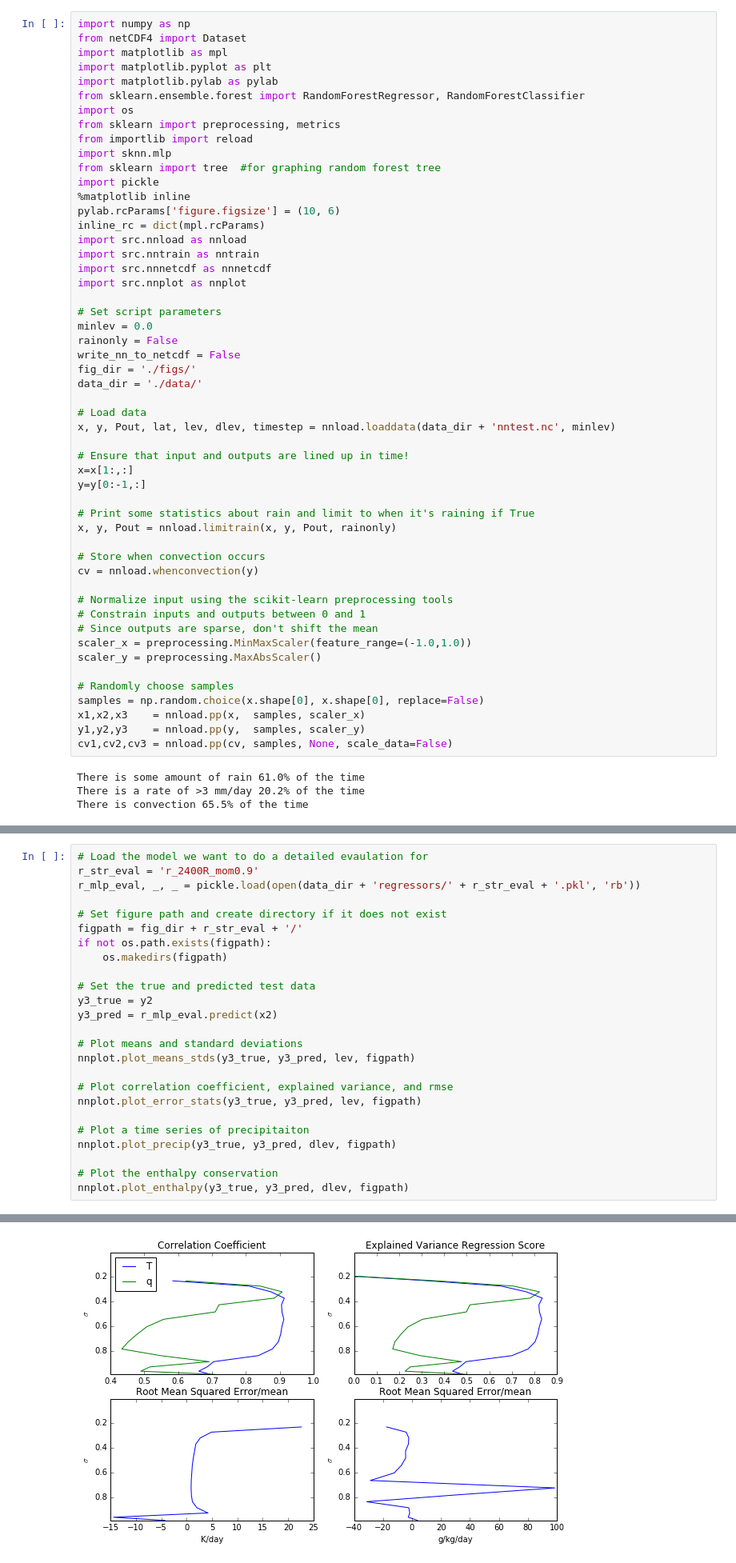
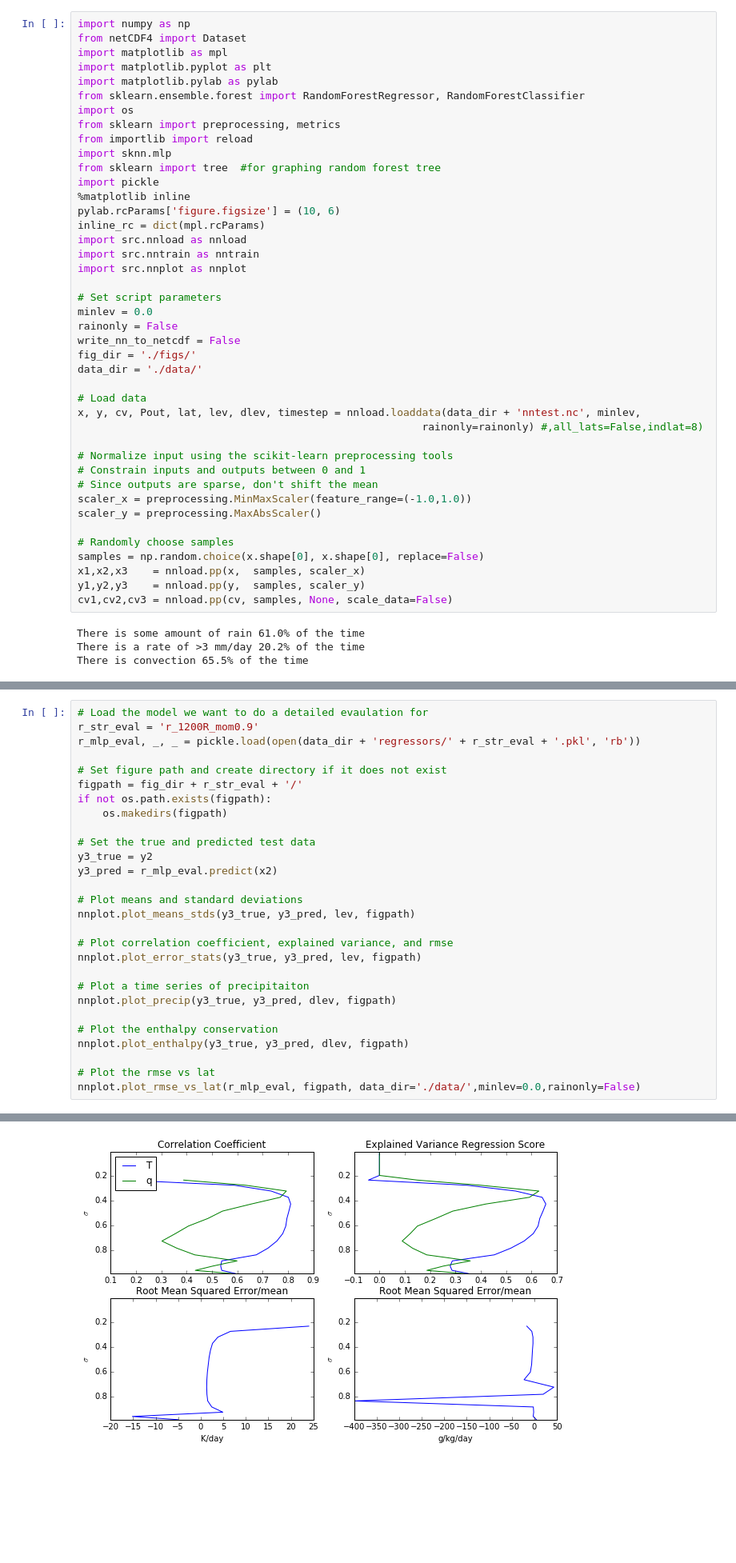
Before and after one commit to jgdwyer/ML-convection, a Jupyter notebook: Neural Network Workbook.ipynb, the cells around one changed output, grey strips where cells are left out. Shown at 80% size. Saved outputs shown, nothing was run; the diff lists cells and outputs as text; blank space fills up the shorter version.

Commit message:
Moved nnnetcdf.py's "write as netcdf" function to nnload.py. Also created plotting script to plot rmse as a function of latitude

```diff
--- a/Neural Network Workbook.ipynb
+++ b/Neural Network Workbook.ipynb
@@ -18,7 +18,6 @@ pylab.rcParams['figure.figsize'] = (10, 6)
 inline_rc = dict(mpl.rcParams)
 import src.nnload as nnload
 import src.nntrain as nntrain
-import src.nnnetcdf as nnnetcdf
 import src.nnplot as nnplot
 
 # Set script parameters
@@ -29,17 +28,8 @@ fig_dir = './figs/'
 data_dir = './data/'
 
 # Load data
-x, y, Pout, lat, lev, dlev, timestep = nnload.loaddata(data_dir + 'nntest.nc', minlev)
-
-# Ensure that input and outputs are lined up in time!
-x=x[1:,:]
-y=y[0:-1,:]
-
-# Print some statistics about rain and limit to when it's raining if True
-x, y, Pout = nnload.limitrain(x, y, Pout, rainonly)
-
-# Store when convection occurs
-cv = nnload.whenconvection(y)
+x, y, cv, Pout, lat, lev, dlev, timestep = nnload.loaddata(data_dir + 'nntest.nc', minlev,
+                                                       rainonly=rainonly) #,all_lats=False,indlat=8)
 
 # Normalize input using the scikit-learn preprocessing tools
 # Constrain inputs and outputs between 0 and 1
@@ -102,7 +87,7 @@ nntrain.plot_model_error_over_time(r_errors, r_str, fig_dir + 'compare/','r')
 ## Plot test data evaluations
 # %%
 # Load the model we want to do a detailed evaulation for
-r_str_eval = 'r_2400R_mom0.9'
+r_str_eval = 'r_1200R_mom0.9'
 r_mlp_eval, _, _ = pickle.load(open(data_dir + 'regressors/' + r_str_eval + '.pkl', 'rb'))
 
 # Set figure path and create directory if it does not exist
@@ -125,4 +110,7 @@ nnplot.plot_precip(y3_true, y3_pred, dlev, figpath)
 
 # Plot the enthalpy conservation
 nnplot.plot_enthalpy(y3_true, y3_pred, dlev, figpath)
+
+# Plot the rmse vs lat
+nnplot.plot_rmse_vs_lat(r_mlp_eval, figpath, data_dir='./data/',minlev=0.0,rainonly=False)
 # %% [output]
@@ -130 +118 @@ nnplot.plot_enthalpy(y3_true, y3_pred, dlev, figpath)
-[figure, old version]
+[figure, new version]
```
Also changed, not shown: parts of 4 cells of this notebook, 12 other files.
